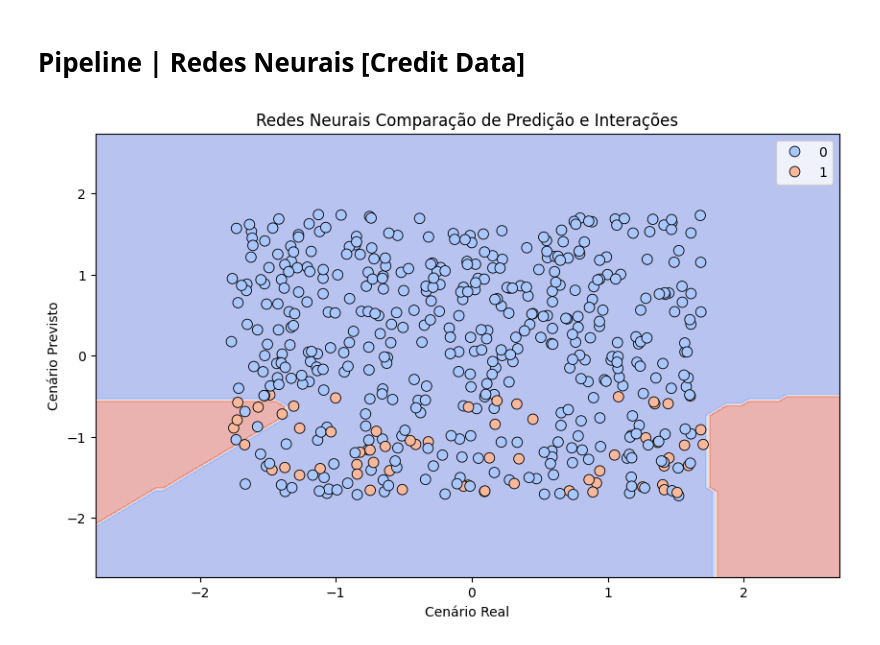
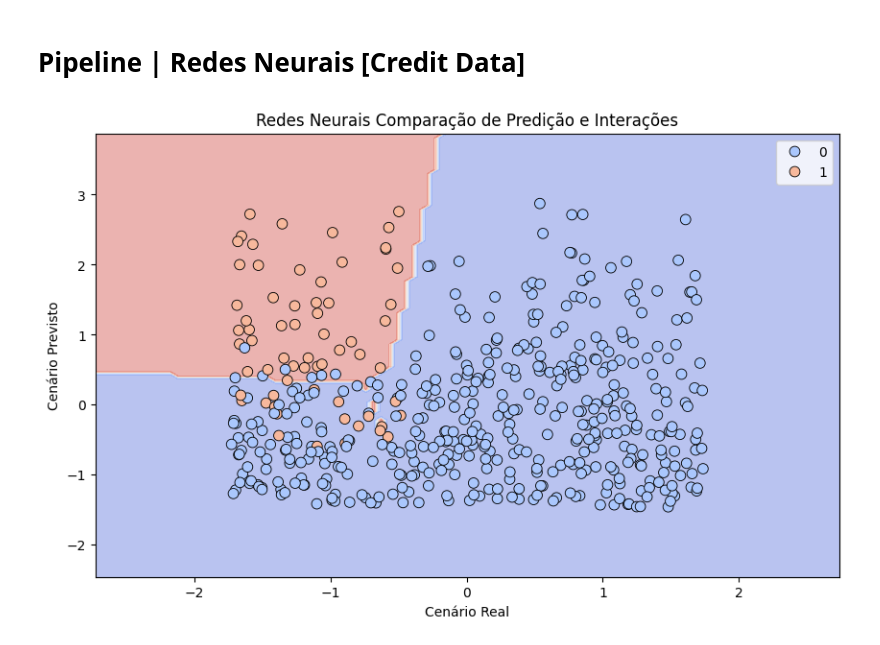
Before and after one commit to UadrianSP/am-turma5, a Jupyter notebook: Redes_Neurais_Aula1027.ipynb, the cells around one changed output. Cells and saved outputs as stored; diff of their text form; code cells hidden in the pictures.

Commit message:
Finalização de Aula de Redes Neurais 1103

```diff
--- a/Redes_Neurais_Aula1027.ipynb
+++ b/Redes_Neurais_Aula1027.ipynb
@@ -42,34 +42,35 @@ import matplotlib.pyplot as plt
 import seaborn as sns
 from sklearn.inspection import DecisionBoundaryDisplay
 # %%
+x_2d = X_credit_teste[:, 1:3] # Cenário real da construção do treinamento
+y_credit_teste = y_credit_teste # Respostas ao cenário real.
 
-x_2d = X_credit_teste[:, :2]
 rna_2d = MLPClassifier(**grid_search.best_params_, max_iter=1000, random_state=42)
-rna_2d.fit(x_2d, y_credit_teste)
+rna_2d.fit(x_2d, y_credit_teste) # Cenário sibtético da rede Neural
 
-fig, ax = plt.subplots(figsize=(10, 6))
+fig, ax = plt.subplots(figsize=(10, 6)) #Montagem dos dois cenários
 
 DecisionBoundaryDisplay.from_estimator(
     rna_2d,
     x_2d,
     cmap="coolwarm",
     alpha=0.4,
     ax=ax,
     response_method="predict"
 )
 
 sns.scatterplot(
     x=x_2d[:, 0],
     y=x_2d[:, 1],
     hue=y_credit_teste,
     palette="coolwarm",
     edgecolor="black",
     s=60,
     ax=ax
 )
 plt.title("Redes Neurais Comparação de Predição e Interações")
 plt.xlabel("Cenário Real")
 plt.ylabel("Cenário Previsto")
 plt.show()
 # %% [output]
-[figure, old version]
+[figure, new version]
```
